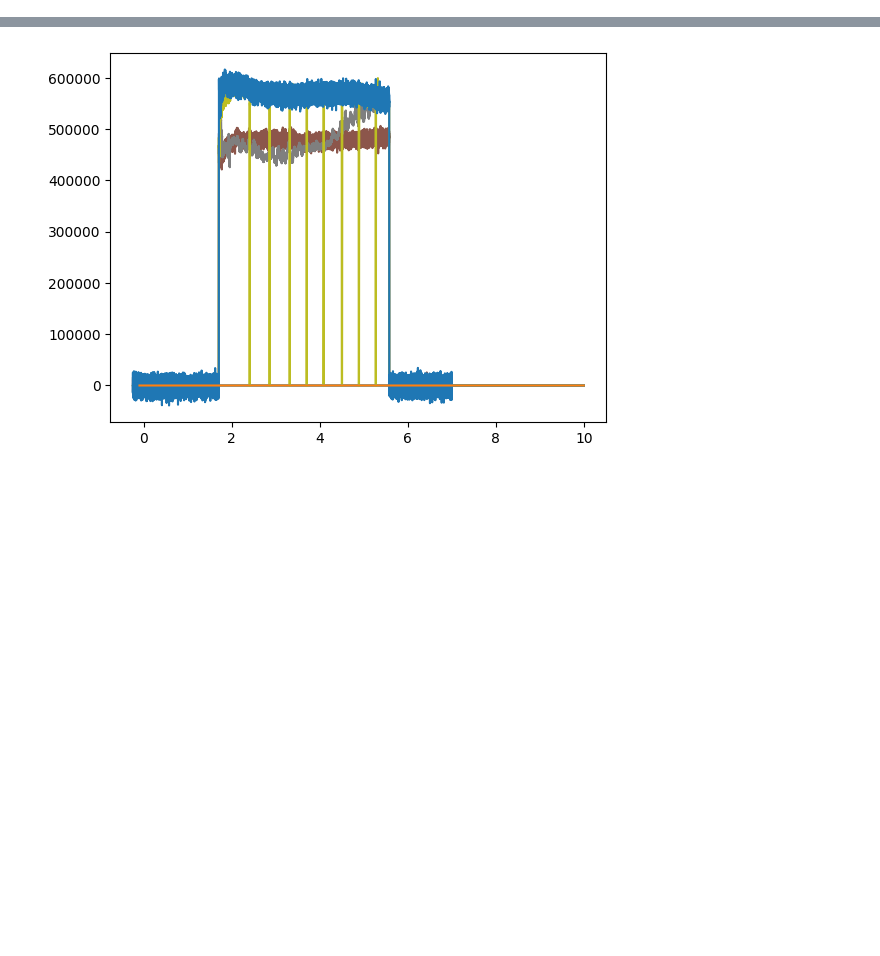
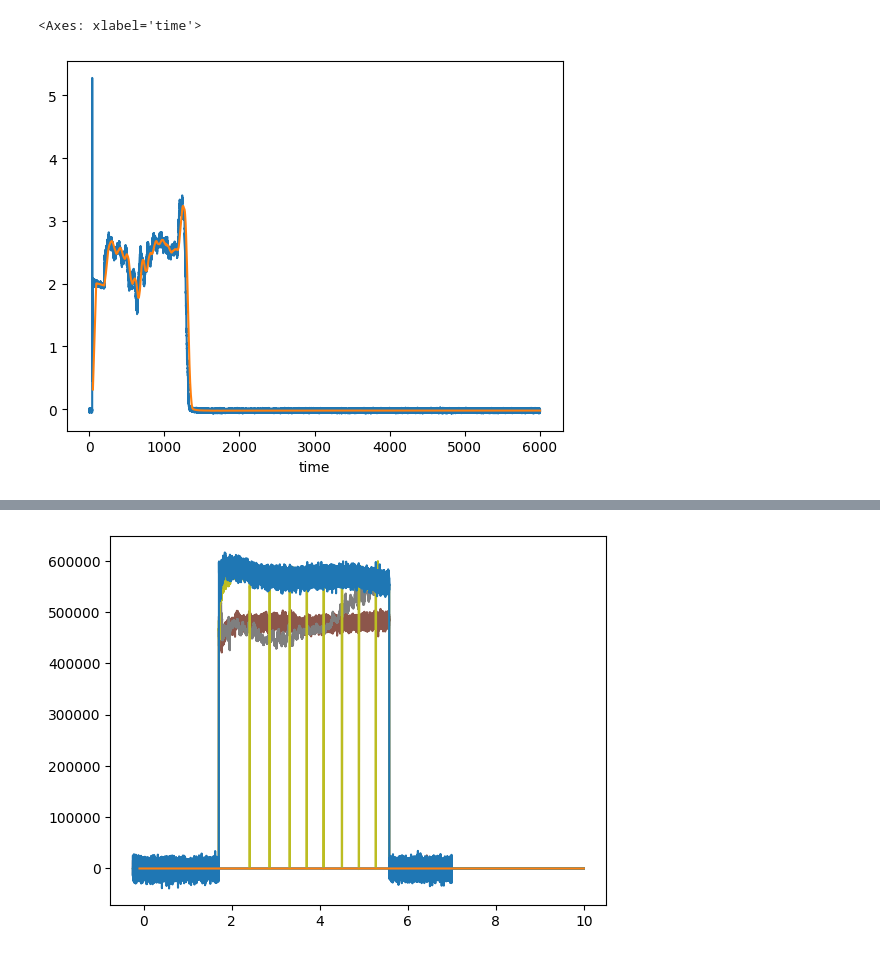
Before and after one commit to PlasmaControl/FusionAIHub, a Jupyter notebook: scripts/explore/explore_actuators.ipynb, the cells around one changed output, grey strips where cells are left out. Cells and saved outputs as stored; diff of their text form; code cells hidden in the pictures; blank space fills up the shorter version.

```diff
--- a/scripts/explore/explore_actuators.ipynb
+++ b/scripts/explore/explore_actuators.ipynb
@@ -5,0 +33,7 @@ import numpy as np
+# %%
+fig, axs = plt.subplots(ncols=1, nrows=1)
+data['gas']['gasa'].plot(ax=axs)
+data['gas']['gasa'].rolling(window=1000).mean().plot(ax=axs)
+# %% [output]
+<Axes: xlabel='time'>
+[figure, added]
```
Also changed, not shown: parts of 10 cells of this notebook, 2 other files.
